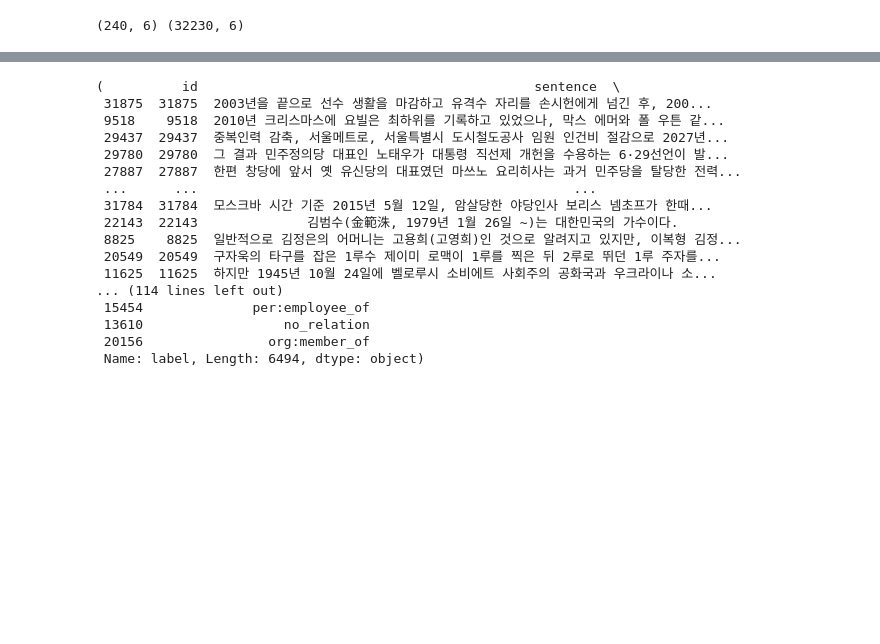
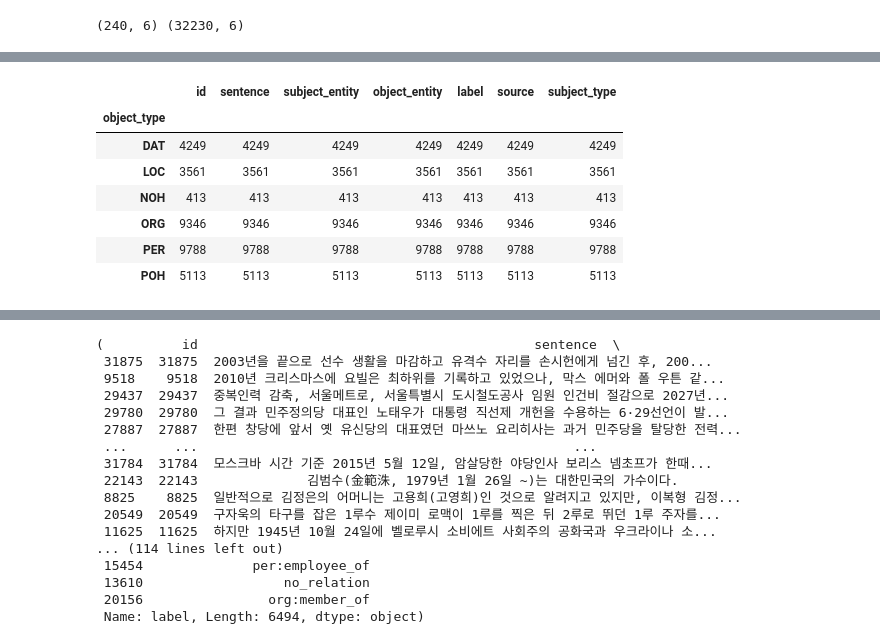
Before and after one commit to SangGank/bc_project2, a Jupyter notebook: dataAnalysis/makesample.ipynb, the cells around one changed output, grey strips where cells are left out. Drawn from its saved outputs; the diff is of its cells as text; code cells hidden in the pictures; blank space fills up the shorter version.

```diff
--- a/dataAnalysis/makesample.ipynb
+++ b/dataAnalysis/makesample.ipynb
@@ -36,0 +61,11 @@ train_sample.to_csv('../data/dataset/train/train_type.csv')
+# %%
+train_data2.groupby(['object_type']).count()
+# %% [output]
+|  | id | sentence | subject_entity | object_entity | label | source | subject_type |
+| object_type |  |  |  |  |  |  |  |
+| DAT | 4249 | 4249 | 4249 | 4249 | 4249 | 4249 | 4249 |
+| LOC | 3561 | 3561 | 3561 | 3561 | 3561 | 3561 | 3561 |
+| NOH | 413 | 413 | 413 | 413 | 413 | 413 | 413 |
+| ORG | 9346 | 9346 | 9346 | 9346 | 9346 | 9346 | 9346 |
+| PER | 9788 | 9788 | 9788 | 9788 | 9788 | 9788 | 9788 |
+| POH | 5113 | 5113 | 5113 | 5113 | 5113 | 5113 | 5113 |
```
Also changed, not shown: parts of 5 cells of this notebook, 36 other files.
